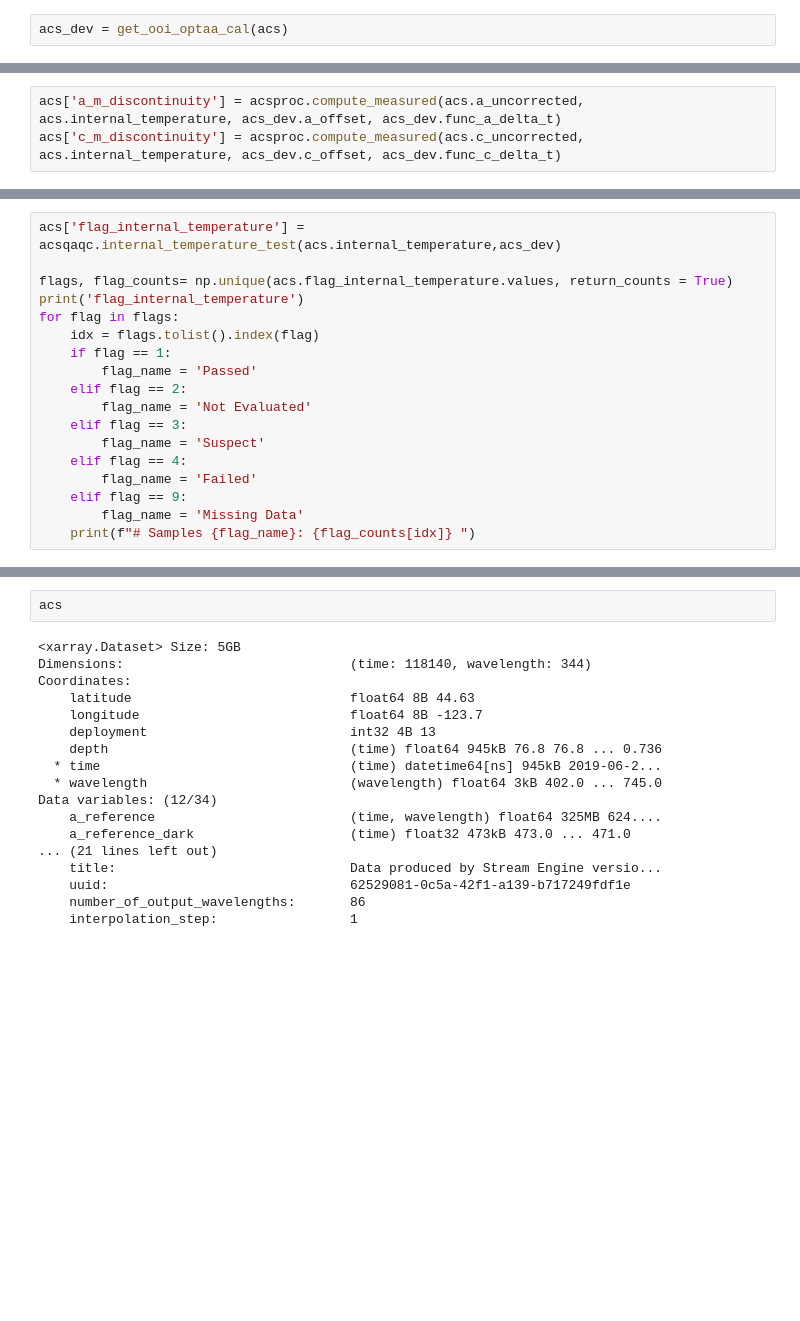
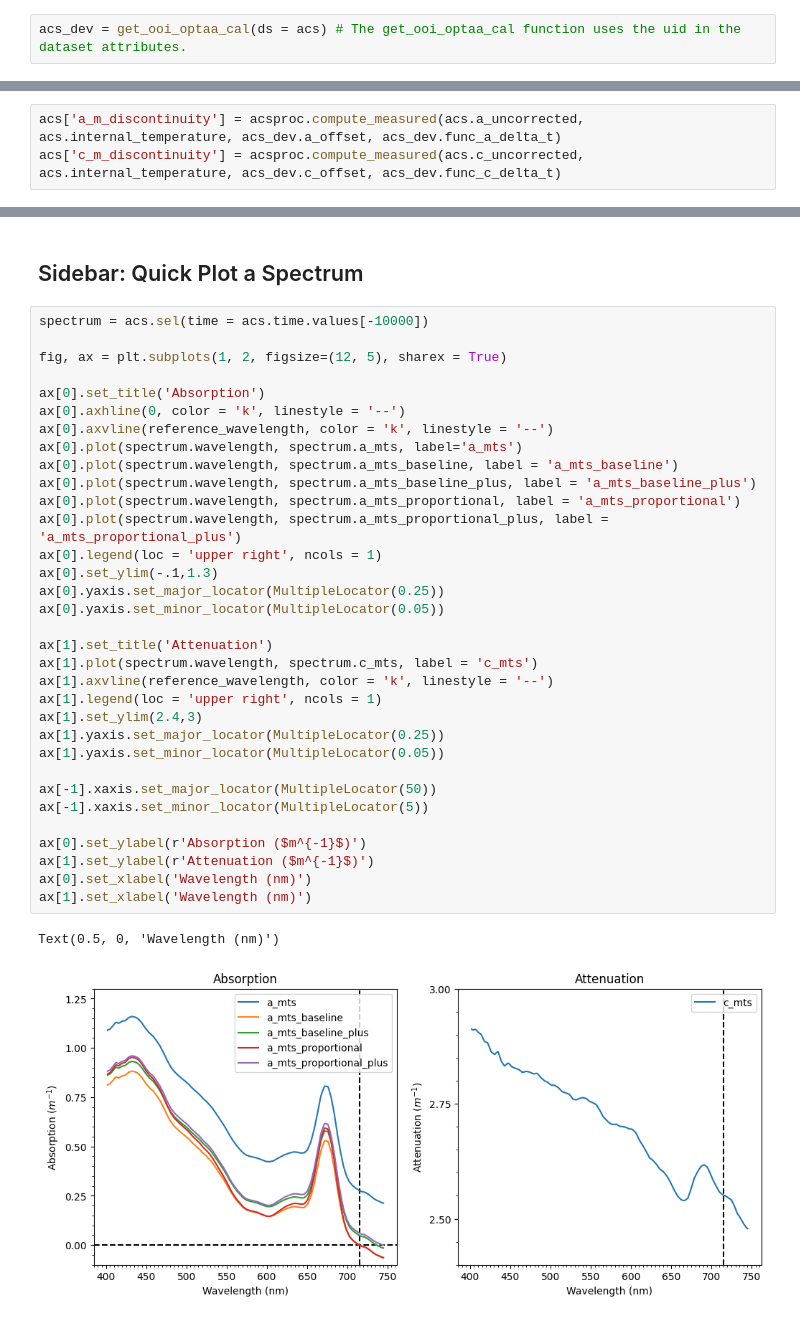
Before and after one commit to thorblock/acspype, a Jupyter notebook: examples/ooi_ce02shsp.ipynb, the cells around one changed output, grey strips where cells are left out. Cells and saved outputs as stored; diff of their text form; blank space fills up the shorter version.

```diff
--- a/examples/ooi_ce02shsp.ipynb
+++ b/examples/ooi_ce02shsp.ipynb
@@ -32,4 +89,4 @@ acs = acs.drop_vars(['a_m_discontinuity','c_m_discontinuity'])
 # %%
-acs_dev = get_ooi_optaa_cal(acs)
+acs_dev = get_ooi_optaa_cal(ds = acs) # The get_ooi_optaa_cal function uses the uid in the dataset attributes.
 # %% [markdown]
 #### Quick Verification of Data and Device File
@@ -127,18 +329,0 @@ flag_elapsed_time
-# %%
-acs['flag_internal_temperature'] = acsqaqc.internal_temperature_test(acs.internal_temperature,acs_dev)
-
-flags, flag_counts= np.unique(acs.flag_internal_temperature.values, return_counts = True)
-print('flag_internal_temperature')
-for flag in flags:
-    idx = flags.tolist().index(flag)
-    if flag == 1:
-        flag_name = 'Passed'
-    elif flag == 2:
-        flag_name = 'Not Evaluated'
-    elif flag == 3:
-        flag_name = 'Suspect'
-    elif flag == 4:
-        flag_name = 'Failed'
-    elif flag == 9:
-        flag_name = 'Missing Data'
-    print(f"# Samples {flag_name}: {flag_counts[idx]} ")
@@ -189,20 +339,38 @@ Total Number of ACS Samples After QAQC: 118140
-# %%
-acs
-# %% [output]
-<xarray.Dataset> Size: 5GB
-Dimensions:                             (time: 118140, wavelength: 344)
-Coordinates:
-    latitude                            float64 8B 44.63
-    longitude                           float64 8B -123.7
-    deployment                          int32 4B 13
-    depth                               (time) float64 945kB 76.8 76.8 ... 0.736
-  * time                                (time) datetime64[ns] 945kB 2019-06-2...
-  * wavelength                          (wavelength) float64 3kB 402.0 ... 745.0
-Data variables: (12/34)
-    a_reference                         (time, wavelength) float64 325MB 624....
-    a_reference_dark                    (time) float32 473kB 473.0 ... 471.0
-... (21 lines left out)
-    title:                              Data produced by Stream Engine versio...
-    uuid:                               62529081-0c5a-42f1-a139-b717249fdf1e
-    number_of_output_wavelengths:       86
-    interpolation_step:                 1
+# %% [markdown]
+## Sidebar: Quick Plot a Spectrum
+# %%
+spectrum = acs.sel(time = acs.time.values[-10000])
+
+fig, ax = plt.subplots(1, 2, figsize=(12, 5), sharex = True)
+
+ax[0].set_title('Absorption')
+ax[0].axhline(0, color = 'k', linestyle = '--')
+ax[0].axvline(reference_wavelength, color = 'k', linestyle = '--')
+ax[0].plot(spectrum.wavelength, spectrum.a_mts, label='a_mts')
+ax[0].plot(spectrum.wavelength, spectrum.a_mts_baseline, label = 'a_mts_baseline')
+ax[0].plot(spectrum.wavelength, spectrum.a_mts_baseline_plus, label = 'a_mts_baseline_plus')
+ax[0].plot(spectrum.wavelength, spectrum.a_mts_proportional, label = 'a_mts_proportional')
+ax[0].plot(spectrum.wavelength, spectrum.a_mts_proportional_plus, label = 'a_mts_proportional_plus')
+ax[0].legend(loc = 'upper right', ncols = 1)
+ax[0].set_ylim(-.1,1.3)
+ax[0].yaxis.set_major_locator(MultipleLocator(0.25))
+ax[0].yaxis.set_minor_locator(MultipleLocator(0.05))
+
+ax[1].set_title('Attenuation')
+ax[1].plot(spectrum.wavelength, spectrum.c_mts, label = 'c_mts')
+ax[1].axvline(reference_wavelength, color = 'k', linestyle = '--')
+ax[1].legend(loc = 'upper right', ncols = 1)
+ax[1].set_ylim(2.4,3)
+ax[1].yaxis.set_major_locator(MultipleLocator(0.25))
+ax[1].yaxis.set_minor_locator(MultipleLocator(0.05))
+
+ax[-1].xaxis.set_major_locator(MultipleLocator(50))
+ax[-1].xaxis.set_minor_locator(MultipleLocator(5))
+
+ax[0].set_ylabel(r'Absorption ($m^{-1}$)')
+ax[1].set_ylabel(r'Attenuation ($m^{-1}$)')
+ax[0].set_xlabel('Wavelength (nm)')
+ax[1].set_xlabel('Wavelength (nm)')
+# %% [output]
+Text(0.5, 0, 'Wavelength (nm)')
+[figure, added]
```
Also changed, not shown: parts of 60 cells of this notebook, 3 other files.
